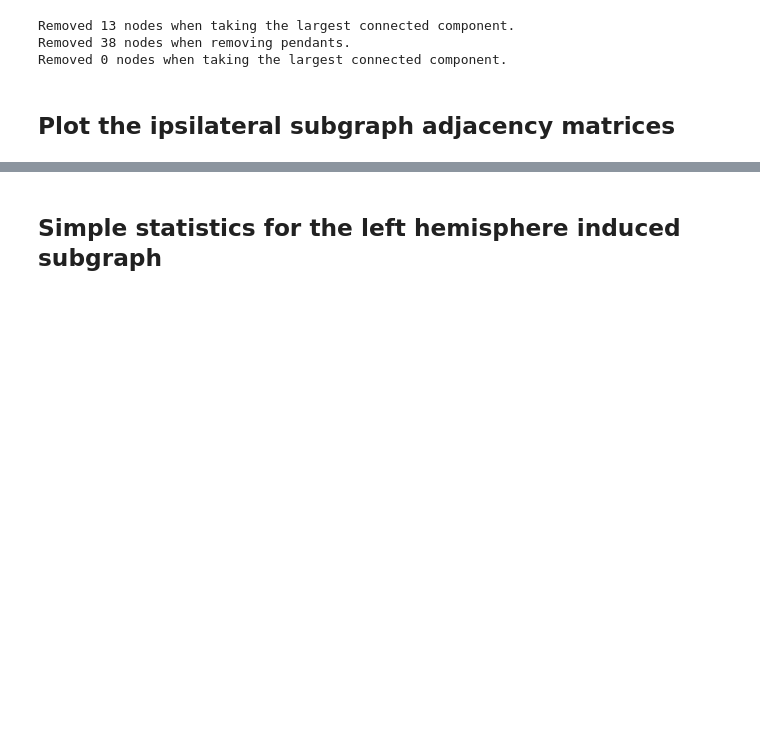
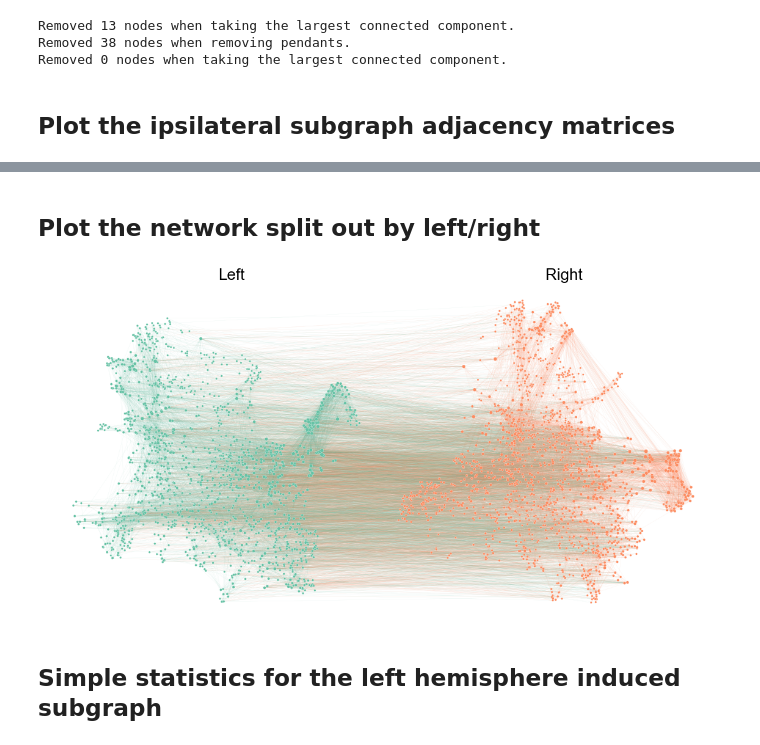
Before and after one commit to neurodata/maggot_connectome, a Jupyter notebook: docs/look_at_it.ipynb, the cells around one changed output, grey strips where cells are left out. Saved outputs shown, nothing was run; the diff lists cells and outputs as text; code cells hidden in the pictures; blank space fills up the shorter version.

```diff
--- a/docs/look_at_it.ipynb
+++ b/docs/look_at_it.ipynb
@@ -194,3 +160,39 @@ stashfig("aligned-umap-layout")
+# %% [markdown]
+## Plot the network split out by left/right
+# %%
+
+side_palette = dict(zip(["L", "R"], sns.color_palette("Set2")))
+# edge_palette = dict(
+#     zip([("L", "L"), ("R", "R"), ("L", "R"), ("R", "L")], sns.color_palette("Set2"))
+# )
+ax = graphplot(
+    network=adj,
+    meta=nodes,
+    n_components=64,
+    n_neighbors=64,
+    min_dist=0.8,
+    hue="hemisphere",
+    node_palette=side_palette,
+    random_state=888888,
+    sizes=(10, 40),
+    hue_label_fontsize="xx-small",
+    tile="hemisphere",
+    tile_layout=[["L", "R"]],
+    figsize=(20, 10),
+    edge_linewidth=0.2,
+    edge_alpha=0.2,
+    subsample_edges=0.2,
+    # edge_hue="prepost",
+    # edge_palette=edge_palette,
+    # hue_labels="radial",
+    # adjust_labels=True,
+    # verbose=True,
+)
+ax.text(0, 1, "Left", fontsize="x-large")
+ax.text(2, 1, "Right", fontsize="x-large")
+stashfig("split-network-layout")
+# %% [output]
+[figure, added]
 # %% [markdown]
 ## Simple statistics for the left hemisphere induced subgraph
 # %%
```
Also changed, not shown: parts of 10 cells of this notebook, 2 other files.
